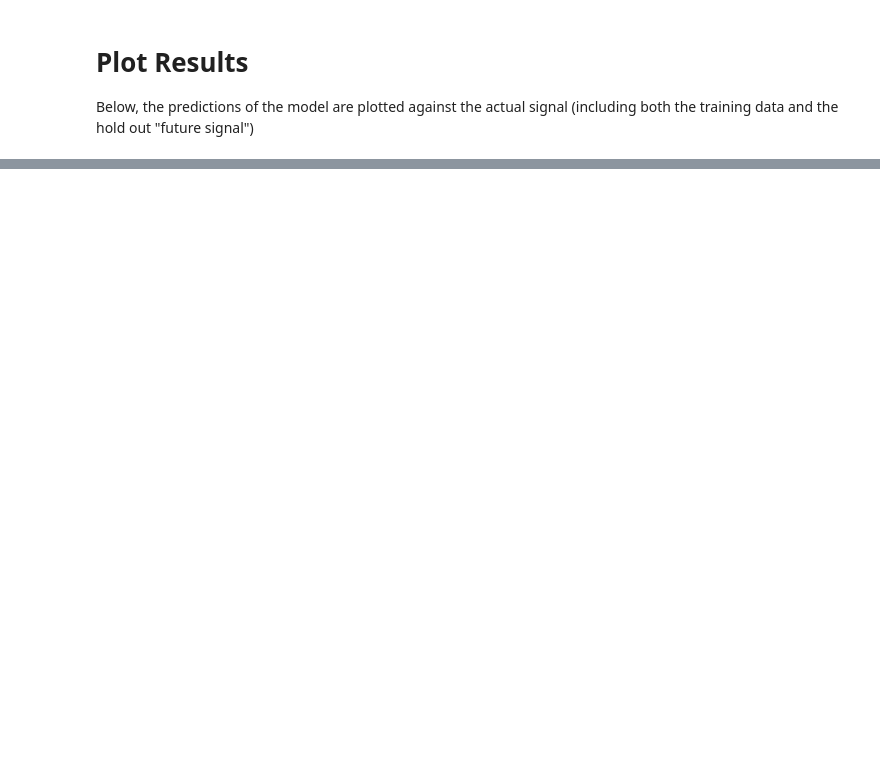
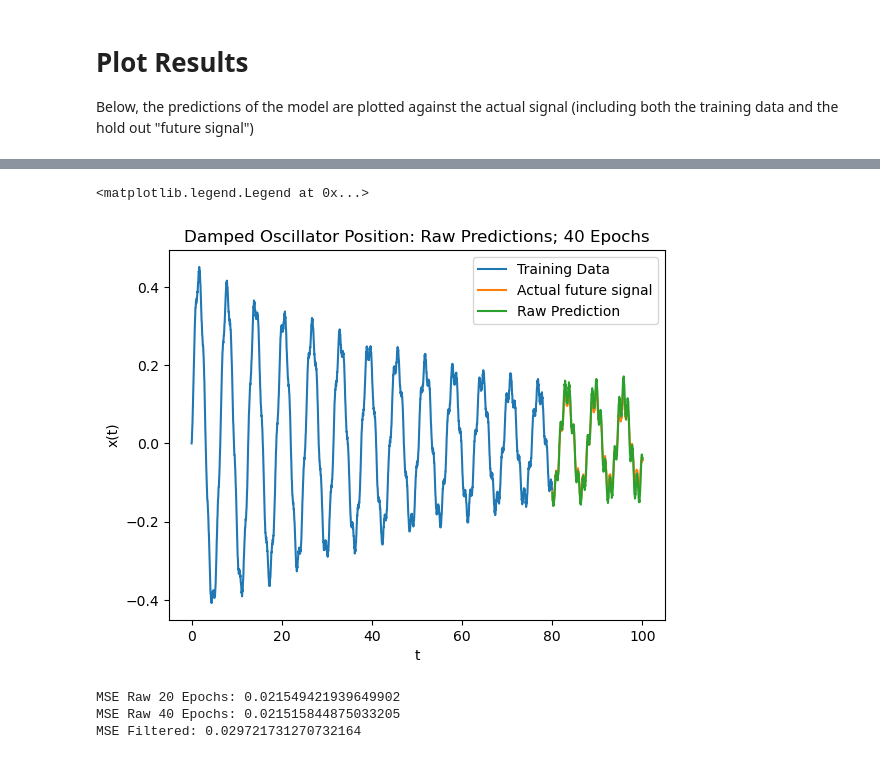
Before and after one commit to gaoadam/dynamicmodel, a Jupyter notebook: lstm_predictions_filtered.ipynb, the cells around one changed output, grey strips where cells are left out. Drawn from its saved outputs; the diff is of its cells as text; code cells hidden in the pictures; blank space fills up the shorter version.

```diff
--- a/lstm_predictions_filtered.ipynb
+++ b/lstm_predictions_filtered.ipynb
@@ -291,0 +297,28 @@ plt.legend(loc='upper right')
+# %%
+#Compare added filtered predictions
+#Plot the actual signal
+fig = plt.figure()
+plt.title('Damped Oscillator Position: Raw Predictions; {} Epochs'.format(str(epochs2)))
+plt.xlabel('t')
+plt.ylabel('x(t)')
+plt.plot(df1['t'][0:len_train], df1['x'][0:len_train], label='Training Data')
+plt.plot(df1['t'][-1*len(array_prediction2):], df1['x'][-1*len(array_prediction2):], label='Actual future signal')
+plt.plot(df1['t'][-1*len(array_prediction2):],array_prediction2, label='Raw Prediction')
+plt.legend(loc='upper right')
+# %% [output]
+<matplotlib.legend.Legend at 0x...>
+[figure, added]
+# %%
+#Mean squared error of raw prediction
+mse_raw1 = ((df1['x'][-1*len(array_prediction1):] - array_prediction1[:][0])**2).mean()
+mse_raw2 = ((df1['x'][-1*len(array_prediction2):] - array_prediction2[:][0])**2).mean()
+#Mean squared error of filtered predictions
+mse_filtered = ((df1['x'][-1*len(array_prediction_filtered):] - array_prediction_filtered[:][0])**2).mean()
+
+print('MSE Raw {} Epochs: {}'.format(str(epochs1), str(mse_raw1)))
+print('MSE Raw {} Epochs: {}'.format(str(epochs2), str(mse_raw2)))
+print('MSE Filtered: {}'.format(str(mse_filtered)))
+# %% [output]
+MSE Raw 20 Epochs: 0.021549421939649902
+MSE Raw 40 Epochs: 0.021515844875033205
+MSE Filtered: 0.029721731270732164
```
Also changed, not shown: parts of 6 cells of this notebook.
